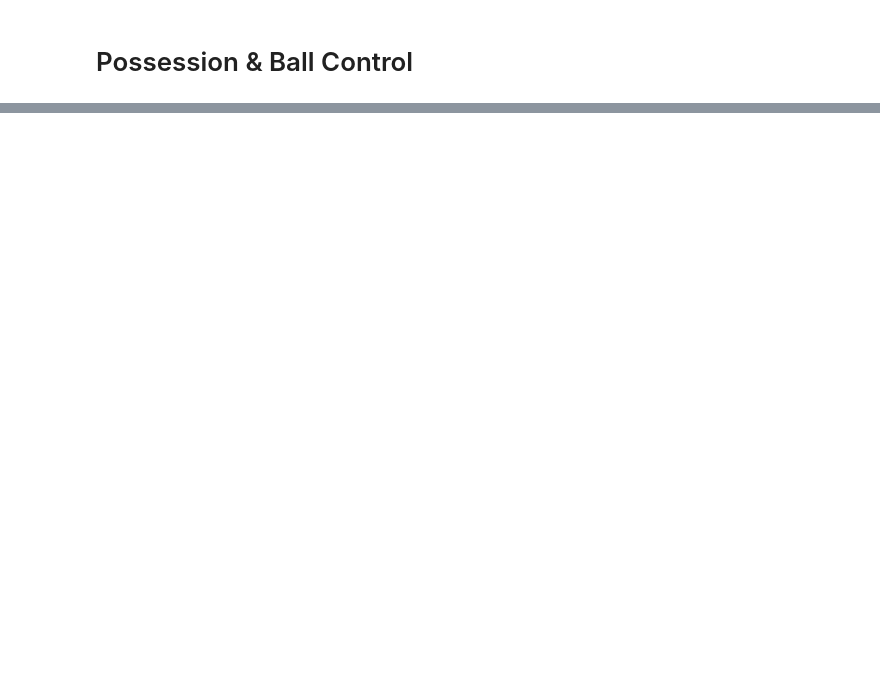
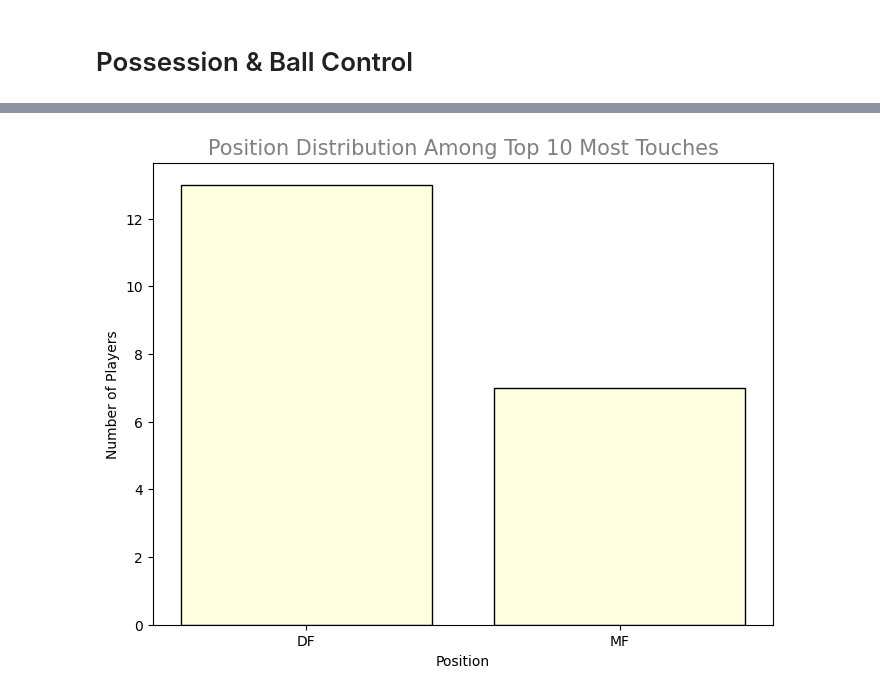
Before and after one commit to Hamza-rami/football-stats-analytics, a Jupyter notebook: project6.ipynb, the cells around one changed output, grey strips where cells are left out. Cells and saved outputs as stored; diff of their text form; code cells hidden in the pictures; blank space fills up the shorter version.

```diff
--- a/project6.ipynb
+++ b/project6.ipynb
@@ -13,0 +49,13 @@ ModuleNotFoundError: No module named 'pandas'
+# %%
+top_touches = df_top5_comp[['Player', 'Pos', 'Touches']].sort_values(by='Touches', ascending=False).head(20)
+
+pos_counts = top_touches['Pos'].value_counts()
+
+plt.figure(figsize=(8,6))
+plt.bar(pos_counts.index, pos_counts.values, edgecolor='black', color='lightyellow')
+plt.title('Position Distribution Among Top 10 Most Touches', color='grey', size=15)
+plt.xlabel('Position', size=10)
+plt.ylabel('Number of Players', size=10)
+plt.show()
+# %% [output]
+[figure, added]
```
Also changed, not shown: parts of 6 cells of this notebook, 1 other file.
